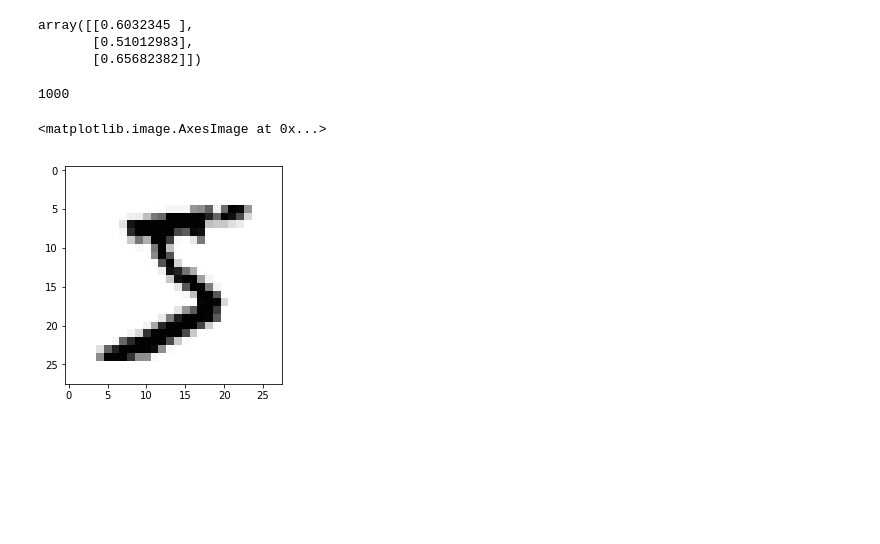
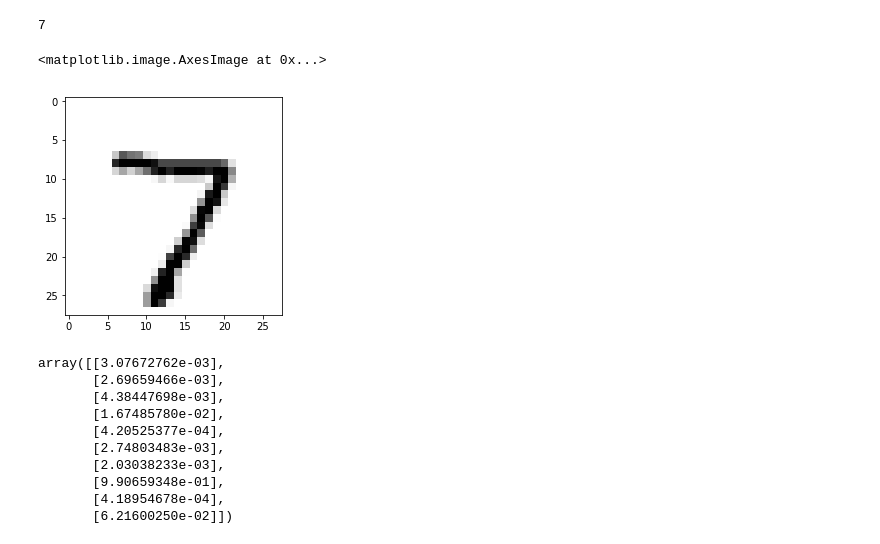
Before and after one commit to wangkezhong12/NeuralNetwork, a Jupyter notebook: neuralNetwork.ipynb, the cells around one changed output. Cells and saved outputs as stored; diff of their text form; code cells hidden in the pictures; blank space fills up the shorter version.

```diff
--- a/neuralNetwork.ipynb
+++ b/neuralNetwork.ipynb
@@ -64,6 +82,29 @@ n = neuralNetWork(input_nodes, hidden_nodes, output_nodes, learn_rate)
+# %%
+test_data_file = open("F:/code/neuralnetwork/mnist_csv/mnist_test.csv", 'r')
+test_data_list = test_data_file.readlines()
+test_data_file.close()
+# %%
+#单个例子查看
+all_values = test_data_list[0].strip().split(',')
+print all_values[0]
+# %% [output]
+7
+# %%
+image_array = numpy.asfarray(all_values[1:]).reshape(28,28)
+matplotlib.pyplot.imshow(image_array, cmap='Greys', interpolation='None')
+# %% [output]
+<matplotlib.image.AxesImage at 0x...>
+[figure, added]
 # %%
-n.query([1.0, 0.5, -1.5])
+n.query((numpy.asfarray(all_values[1:]) / 255 * 0.99) + 0.01)
 # %% [output]
-array([[0.6032345 ],
-       [0.51012983],
-       [0.65682382]])
+array([[3.07672762e-03],
+       [2.69659466e-03],
+       [4.38447698e-03],
+       [1.67485780e-02],
+       [4.20525377e-04],
+       [2.74803483e-03],
+       [2.03038233e-03],
+       [9.90659348e-01],
+       [4.18954678e-04],
+       [6.21600250e-02]])
@@ -74,13 +110,0 @@ data_file.close()
-# %%
-len(data_list)
-# %% [output]
-1000
-# %%
-all_values = data_list[0].strip().split(',')
-#print all_values
-image_array = numpy.asfarray(all_values[1:]).reshape((28,28))
-#print image_array
-matplotlib.pyplot.imshow(image_array, cmap='Greys', interpolation='None')
-# %% [output]
-<matplotlib.image.AxesImage at 0x...>
-[figure, removed]
```
Also changed, not shown: parts of 9 cells of this notebook.
